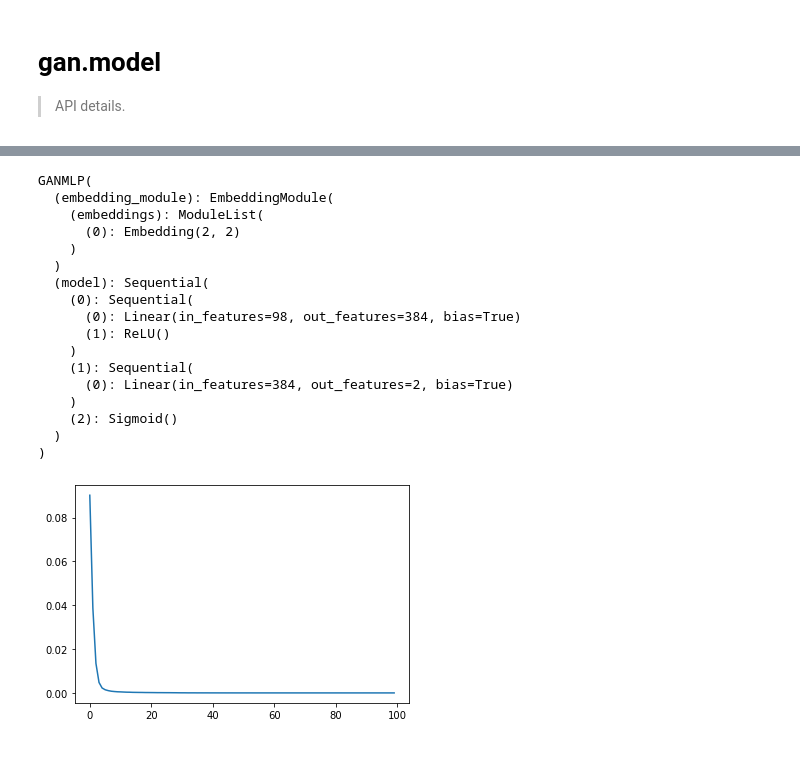
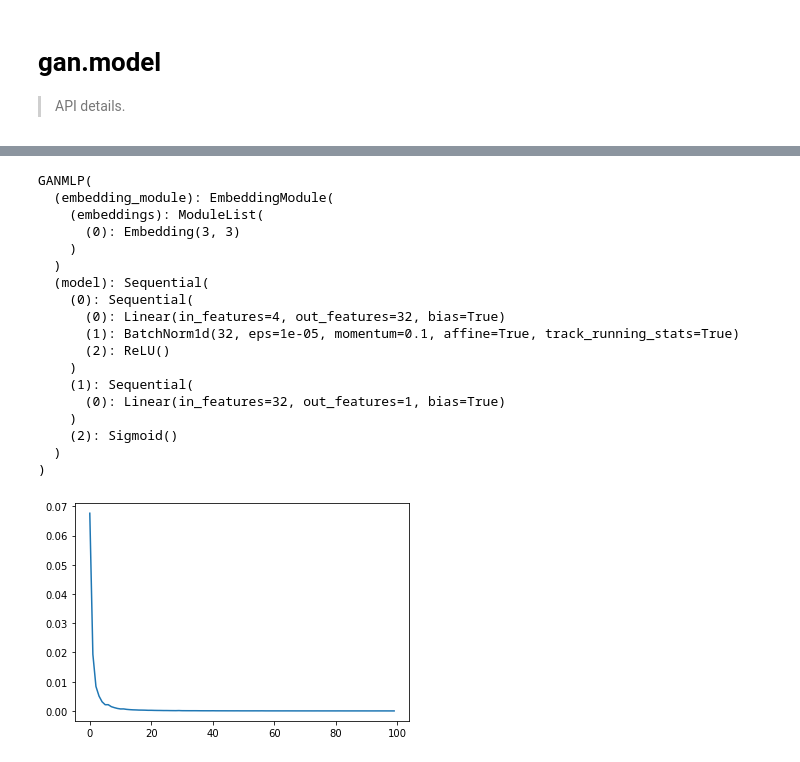
Before and after one commit to scribbler00/fastrenewables, a Jupyter notebook: nbs/10_gan.model.ipynb, the cells around one changed output, grey strips where cells are left out. Cells and saved outputs as stored; diff of their text form; code cells hidden in the pictures.

```diff
--- a/nbs/10_gan.model.ipynb
+++ b/nbs/10_gan.model.ipynb
@@ -61,0 +81,7 @@ def LinBnAct(si, so, use_bn, act_cls):
+# %%
+data = GaussianDataset(n_samples, n_classes)
+dl = torch.utils.data.DataLoader(data, batch_size=batch_size, shuffle=True, drop_last=True)
+for x_cat, x_cont, y in dl:
+    print(x_cat.shape, x_cont.shape, y.shape)
+    print(len(dl))
+    break
@@ -61,0 +91,3 @@ def LinBnAct(si, so, use_bn, act_cls):
+# %%
+emb = EmbeddingModule(categorical_dimensions=[n_classes+1])
+emb
@@ -63,7 +101,7 @@ def LinBnAct(si, so, use_bn, act_cls):
 # export
 
 class GANMLP(torch.nn.Module):
-    def __init__(self, ann_structure, len_ts=1, bn_cont=False, act_fct=torch.nn.ReLU, final_act_fct=nn.Sigmoid, embedding_module=None, transpose=False):
+    def __init__(self, ann_structure, bn_cont=False, act_fct=torch.nn.ReLU, final_act_fct=nn.Sigmoid, embedding_module=None, transpose=False):
         super(GANMLP, self).__init__()
 
         n_cont = ann_structure[0]
@@ -83,7 +121,7 @@ class GANMLP(torch.nn.Module):
                 cur_act_fct = None
                 cur_use_bn = False
 
-            layer = LinBnAct(ann_structure[idx-1]*len_ts, ann_structure[idx]*len_ts, cur_use_bn, cur_act_fct)
+            layer = LinBnAct(ann_structure[idx-1], ann_structure[idx], cur_use_bn, cur_act_fct)
             layers.append(layer)
         if final_act_fct is not None:
             layers.append(final_act_fct())
@@ -92,9 +130,9 @@ class GANMLP(torch.nn.Module):
 
     def forward(self, x_cat, x_cont):
         if self.embedding_module is not None:
-            x_cat = x_cat.squeeze(1)
+            #x_cat = x_cat.squeeze(1)
             x_cat = self.embedding_module(x_cat)
-            x_cat = x_cat.unsqueeze(1)
-            x_cont = torch.cat([x_cat, x_cont], 2)
+            #x_cat = x_cat.unsqueeze(1)
+            x_cont = torch.cat([x_cat, x_cont], 1)
 
         return self.model(x_cont)
@@ -118,52 +139,47 @@ Subclasses:
-# %%
-emb = EmbeddingModule(categorical_dimensions=[n_classes])
-#emb(torch.randn(8, n_classes).long())
 # %%
 # hide
 
-model = GANMLP(ann_structure=[n_in*len_ts, n_hidden*len_ts, 1*n_classes], embedding_module=emb)
+model = GANMLP(ann_structure=[n_in, n_hidden, 1], embedding_module=emb, bn_cont=True)
 print(model)
 opt = torch.optim.Adam(params=model.parameters())
 loss = torch.nn.MSELoss()
-data = SineDataset(n_samples, n_classes, n_features, len_ts)
-dl = torch.utils.data.DataLoader(data, batch_size=batch_size, shuffle=True, drop_last=True)
-#plot_sine_samples(dl)
 
 errors = []
 
 for epoch in range(epochs):
     for x_cat, x_cont, y in dl:
         opt.zero_grad()
         pred = model(x_cat.long(), x_cont)
         error = loss(pred, y)
         error.backward()
         opt.step()
     errors.append(error.item())
 
 assert(errors[0] > errors[-1])
 
 plt.figure()
 plt.plot(errors)
 plt.show()
 # %% [output]
 GANMLP(
   (embedding_module): EmbeddingModule(
     (embeddings): ModuleList(
-      (0): Embedding(2, 2)
+      (0): Embedding(3, 3)
     )
   )
   (model): Sequential(
     (0): Sequential(
-      (0): Linear(in_features=98, out_features=384, bias=True)
-      (1): ReLU()
+      (0): Linear(in_features=4, out_features=32, bias=True)
+      (1): BatchNorm1d(32, eps=1e-05, momentum=0.1, affine=True, track_running_stats=True)
+      (2): ReLU()
     )
     (1): Sequential(
-      (0): Linear(in_features=384, out_features=2, bias=True)
+      (0): Linear(in_features=32, out_features=1, bias=True)
     )
     (2): Sigmoid()
   )
 )
-[figure, old version]
+[figure, new version]
 # %%
 # export
 
```
Also changed, not shown: parts of 17 cells of this notebook, 6 other files.
